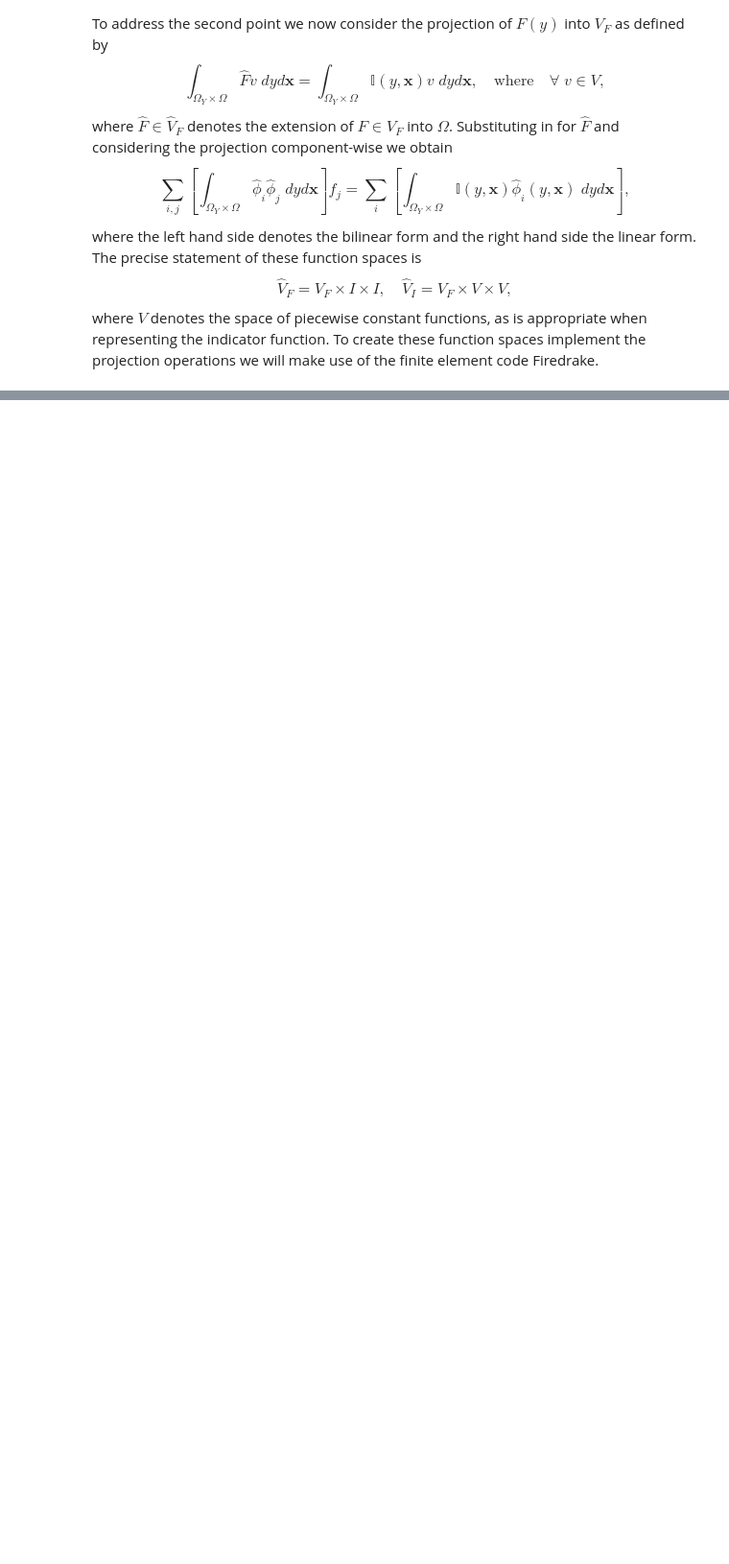
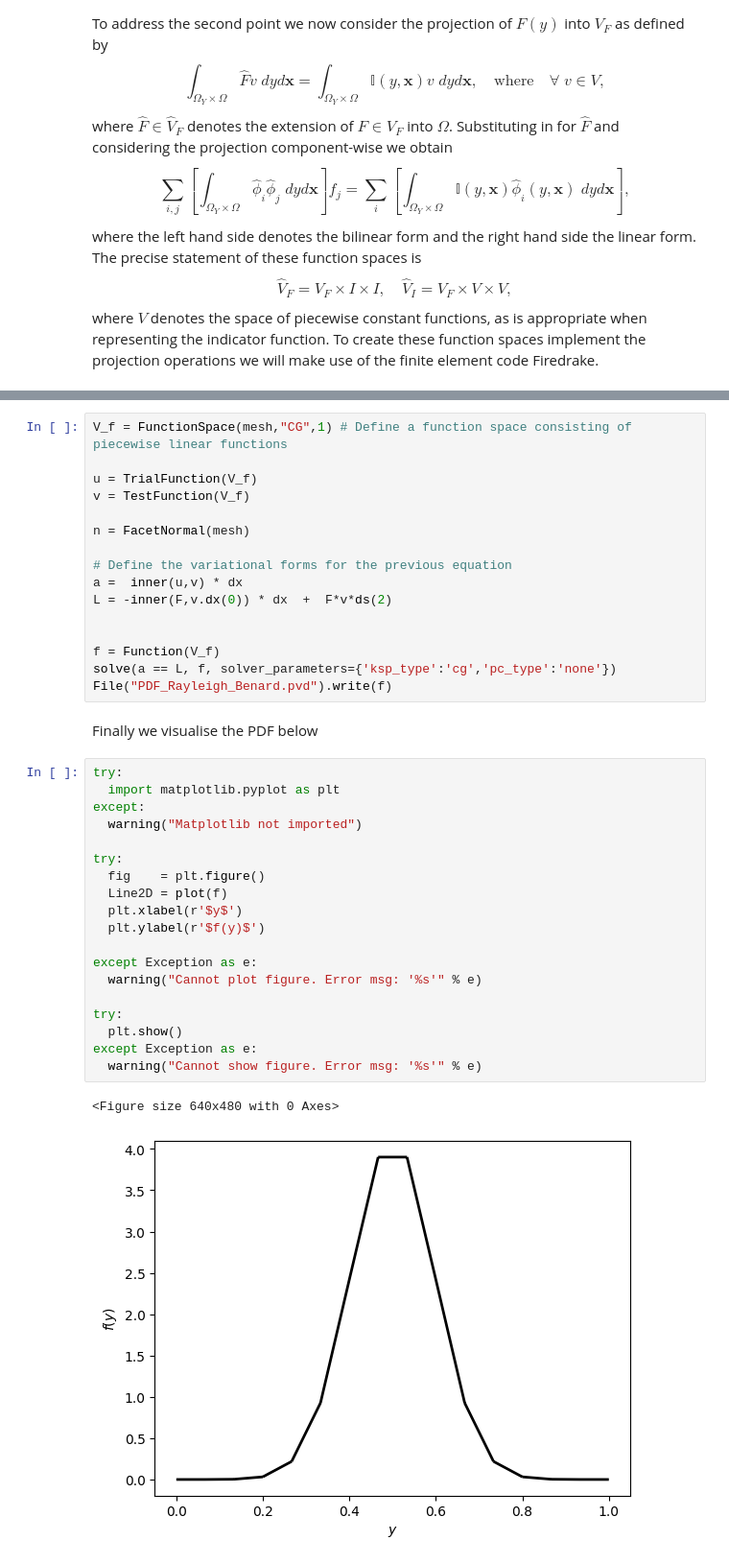
Before and after one commit to D-stratify/Numdf, a Jupyter notebook: PDF_Construction_1D.ipynb, the cells around one changed output, grey strips where cells are left out. Shown at 96% size. Cells and saved outputs as stored; diff of their text form; blank space fills up the shorter version.

```diff
--- a/PDF_Construction_1D.ipynb
+++ b/PDF_Construction_1D.ipynb
@@ -110,0 +178,40 @@ ValueError: ignored
+# %%
+V_f = FunctionSpace(mesh,"CG",1) # Define a function space consisting of piecewise linear functions
+
+u = TrialFunction(V_f)
+v = TestFunction(V_f)
+
+n = FacetNormal(mesh)
+
+# Define the variational forms for the previous equation
+a =  inner(u,v) * dx
+L = -inner(F,v.dx(0)) * dx  +  F*v*ds(2)
+
+
+f = Function(V_f)
+solve(a == L, f, solver_parameters={'ksp_type':'cg','pc_type':'none'})
+File("PDF_Rayleigh_Benard.pvd").write(f)
+# %% [markdown]
+Finally we visualise the PDF below
+# %%
+try:
+  import matplotlib.pyplot as plt
+except:
+  warning("Matplotlib not imported")
+
+try:
+  fig    = plt.figure()
+  Line2D = plot(f)
+  plt.xlabel(r'$y$')
+  plt.ylabel(r'$f(y)$')
+
+except Exception as e:
+  warning("Cannot plot figure. Error msg: '%s'" % e)
+
+try:
+  plt.show()
+except Exception as e:
+  warning("Cannot show figure. Error msg: '%s'" % e)
+# %% [output]
+<Figure size 640x480 with 0 Axes>
+[figure, added]
```
Also changed, not shown: parts of 12 cells of this notebook.
